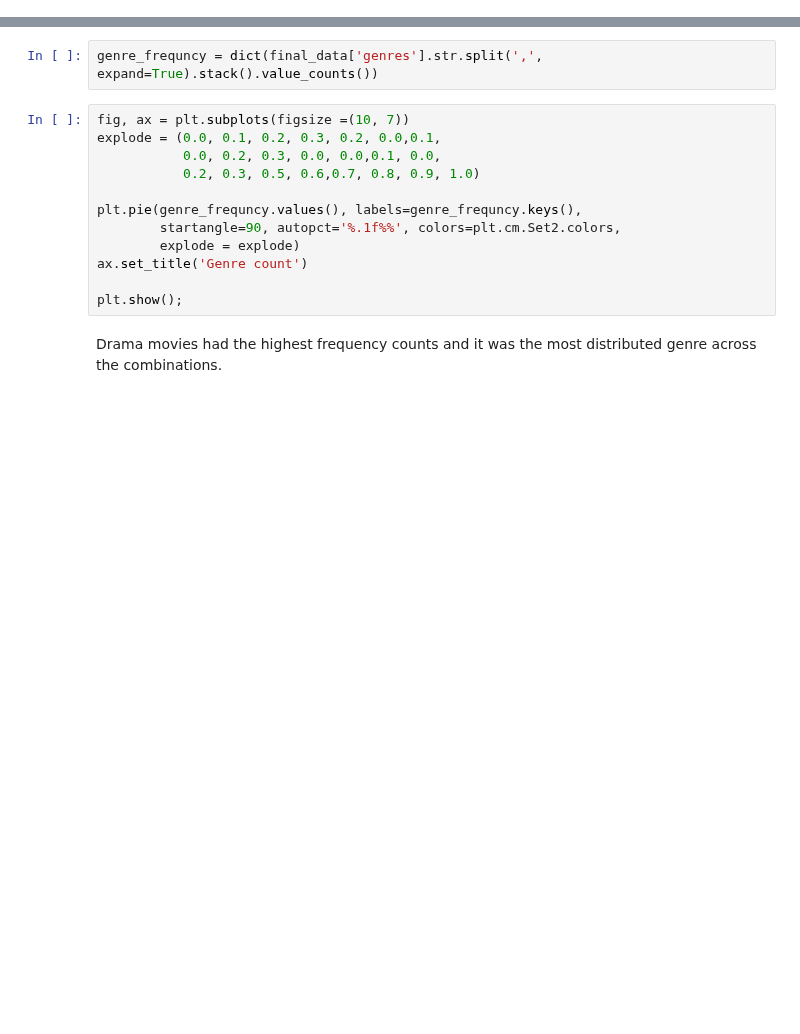
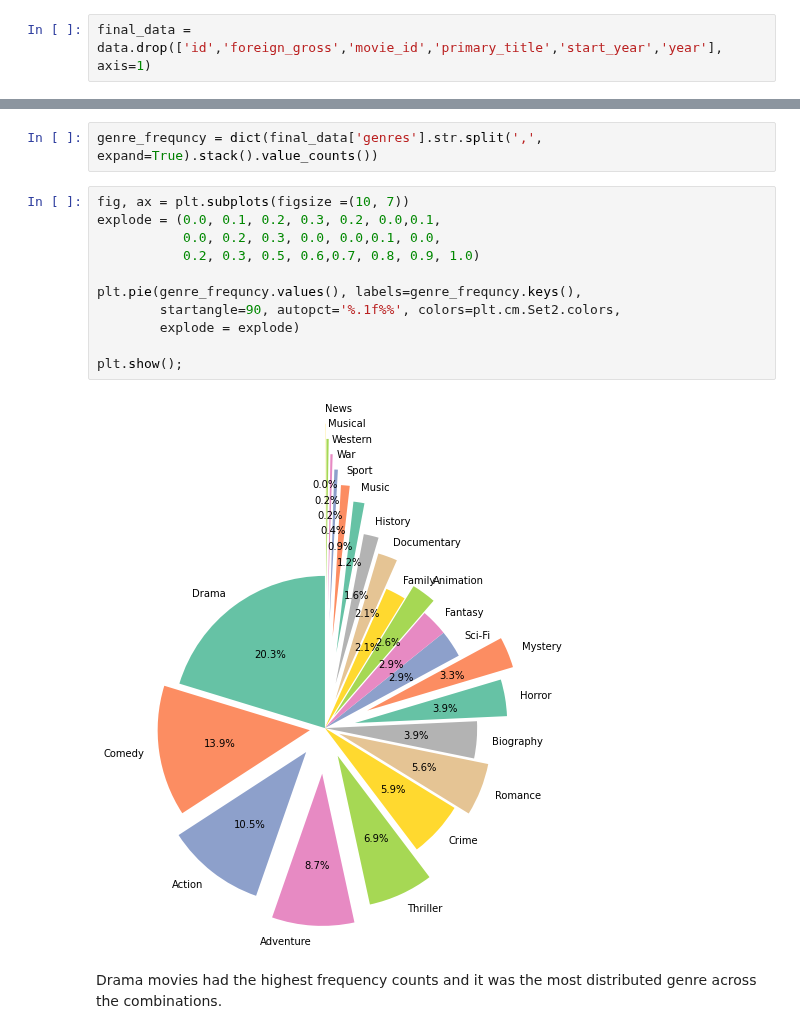
Before and after one commit to adikamunyao/movies-project, a Jupyter notebook: data analysis.ipynb, the cells around one changed output, grey strips where cells are left out. Cells and saved outputs as stored; diff of their text form; blank space fills up the shorter version.

```diff
--- a/data analysis.ipynb
+++ b/data analysis.ipynb
@@ -110,3 +115,5 @@ data.head(3)
+# %%
+final_data = data.drop(['id','foreign_gross','movie_id','primary_title','start_year','year'], axis=1)
 # %% [markdown]
 ### 3.1 cleaning of the final dataset
 # %% [markdown]
@@ -166,15 +222,16 @@ genre_frequncy = dict(final_data['genres'].str.split(',', expand=True).stack().v
 # %%
 fig, ax = plt.subplots(figsize =(10, 7))
 explode = (0.0, 0.1, 0.2, 0.3, 0.2, 0.0,0.1,
            0.0, 0.2, 0.3, 0.0, 0.0,0.1, 0.0,
            0.2, 0.3, 0.5, 0.6,0.7, 0.8, 0.9, 1.0)
 
 plt.pie(genre_frequncy.values(), labels=genre_frequncy.keys(),
         startangle=90, autopct='%.1f%%', colors=plt.cm.Set2.colors,
         explode = explode)
-ax.set_title('Genre count')
 
 plt.show();
+# %% [output]
+[figure, added]
 # %% [markdown]
 Drama movies had the highest frequency counts and it was the most distributed genre across the combinations.
 # %% [markdown]
```
Also changed, not shown: parts of 21 cells of this notebook, 1 other file.
